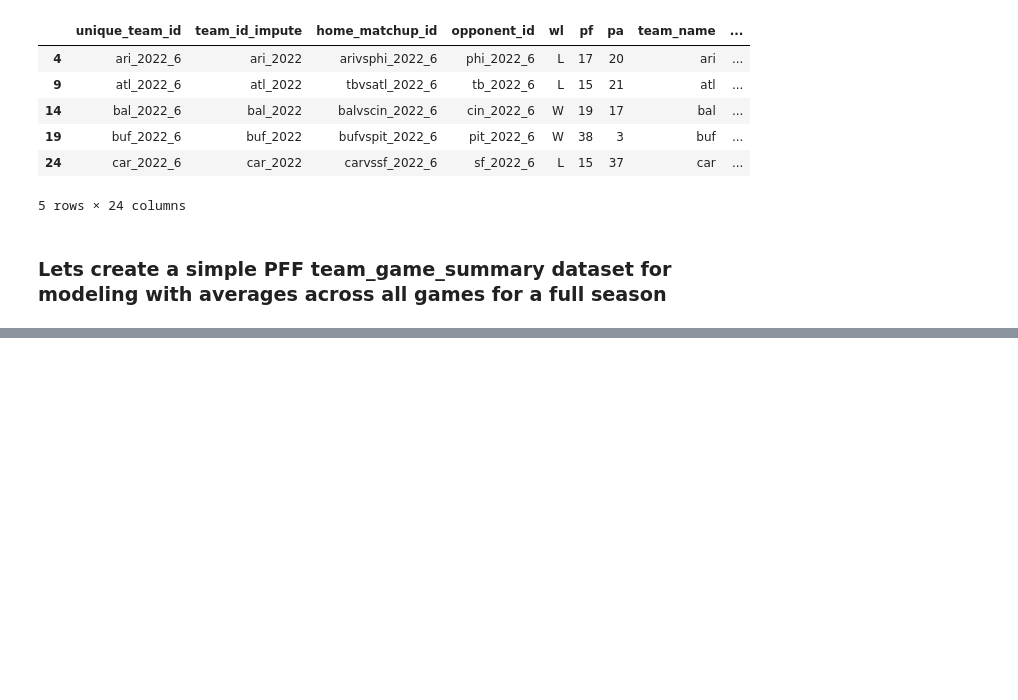
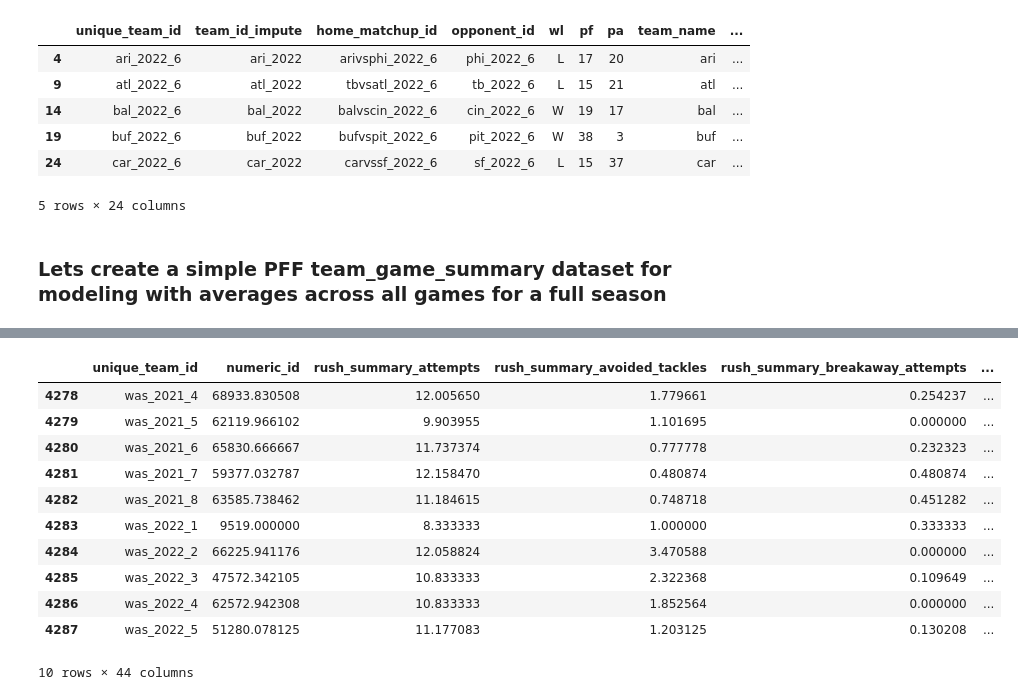
Before and after one commit to ajakks/nfl_models, a Jupyter notebook: create_modeling_data_sample_all.ipynb, the cells around one changed output, grey strips where cells are left out. Cells and saved outputs as stored; diff of their text form; code cells hidden in the pictures; blank space fills up the shorter version.

```diff
--- a/create_modeling_data_sample_all.ipynb
+++ b/create_modeling_data_sample_all.ipynb
@@ -1029,2 +1033,0 @@ rush_summ_conc.head()
-# %%
-rush_summ_conc=rush_summ_conc_temp
@@ -1133,0 +1134,37 @@ ValueError: Shape of passed values is (10289, 44), indices imply (10289, 46)
+# %%
+%%time
+
+def impute(df):
+    df = df.apply(pd.to_numeric, errors='ignore')
+    df.reset_index(inplace=True, drop=True)
+    num_cols = df.select_dtypes(include=[np.number]).columns.tolist()
+    df[num_cols]= df.groupby(df['team_id_impute'])[num_cols].fillna(df.median()).reset_index(level=0, drop=True)
+    return df
+
+passing_depth_roll = impute(passing_depth_roll)
+passing_allowed_pressure_roll = impute(passing_allowed_pressure_roll)
+passing_pressure_roll = impute(passing_pressure_roll)
+passing_concept_roll = impute(passing_concept_roll)
+time_in_pocket_roll = impute(time_in_pocket_roll)
+passing_summ_conc_roll = impute(passing_summ_conc_roll)
+
+rec_summ_conc_roll = impute(rec_summ_conc_roll)
+receiving_concept_roll = impute(receiving_concept_roll)
+receiving_depth_roll = impute(receiving_depth_roll)
+receiving_scheme_roll = impute(receiving_scheme_roll)
+
+rush_summ_conc_roll = impute(rush_summ_conc_roll)
+
+block_summ_conc_roll = impute(block_summ_conc_roll)
+offense_pass_blocking_roll = impute(offense_pass_blocking_roll)
+offense_run_blocking_roll = impute(offense_run_blocking_roll)
+
+def_summ_conc_roll = impute(def_summ_conc_roll)
+pass_rush_summary_roll = impute(pass_rush_summary_roll)
+run_defense_summary_roll = impute(run_defense_summary_roll)
+defense_coverage_scheme_roll = impute(defense_coverage_scheme_roll)
+defense_coverage_summary_roll = impute(defense_coverage_summary_roll)
+slot_coverage_roll = impute(slot_coverage_roll)
+
+st_kickers_roll = impute(st_kickers_roll)
+st_punters_roll = impute(st_punters_roll)
@@ -1134,18 +1174,32 @@ ValueError: Shape of passed values is (10289, 44), indices imply (10289, 46)
 # %%
 ## make sure we aren't weighting w/a 0 value (non-designed runs are cancelled ##
 def rush_att(nData, var=None):
     if nData[var] == 0:
         return 1
     else:
         return nData[var]
 
 rush_summ_conc_roll['rush_summary_attempts'] = rush_summ_conc_roll.apply(lambda df: rush_att(df, var='rush_summary_attempts'), axis=1)
 
 
 def weighted(nData, snap_Var='rush_summary_attempts'):
     data_cols = nData.select_dtypes(include=[np.number])
     num_cols = data_cols[data_cols.columns.drop(list(data_cols.filter(regex='player_game_count|player_id|plyr_number|week|year|team_id')))].columns.tolist()
     return pd.Series(np.average(nData[num_cols], weights=nData[snap_Var], axis=0), num_cols)
 
 
 rb_stats = rush_summ_conc_roll.groupby('unique_team_id').apply(weighted).reset_index()
+rb_stats.tail(n=10)
+# %% [output]
+|  | unique_team_id | numeric_id | rush_summary_attempts | rush_summary_avoided_tackles | rush_summary_breakaway_attempts | ... |
+| 4278 | was_2021_4 | 68933.830508 | 12.005650 | 1.779661 | 0.254237 | ... |
+| 4279 | was_2021_5 | 62119.966102 | 9.903955 | 1.101695 | 0.000000 | ... |
+| 4280 | was_2021_6 | 65830.666667 | 11.737374 | 0.777778 | 0.232323 | ... |
+| 4281 | was_2021_7 | 59377.032787 | 12.158470 | 0.480874 | 0.480874 | ... |
+| 4282 | was_2021_8 | 63585.738462 | 11.184615 | 0.748718 | 0.451282 | ... |
+| 4283 | was_2022_1 | 9519.000000 | 8.333333 | 1.000000 | 0.333333 | ... |
+| 4284 | was_2022_2 | 66225.941176 | 12.058824 | 3.470588 | 0.000000 | ... |
+| 4285 | was_2022_3 | 47572.342105 | 10.833333 | 2.322368 | 0.109649 | ... |
+| 4286 | was_2022_4 | 62572.942308 | 10.833333 | 1.852564 | 0.000000 | ... |
+| 4287 | was_2022_5 | 51280.078125 | 11.177083 | 1.203125 | 0.130208 | ... |
+10 rows × 44 columns
```
Also changed, not shown: parts of 19 cells of this notebook, 1 other file.
